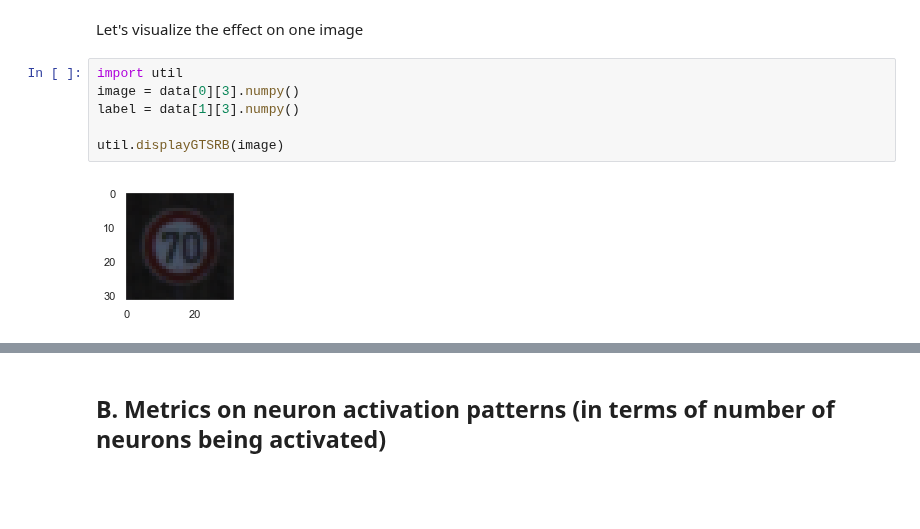
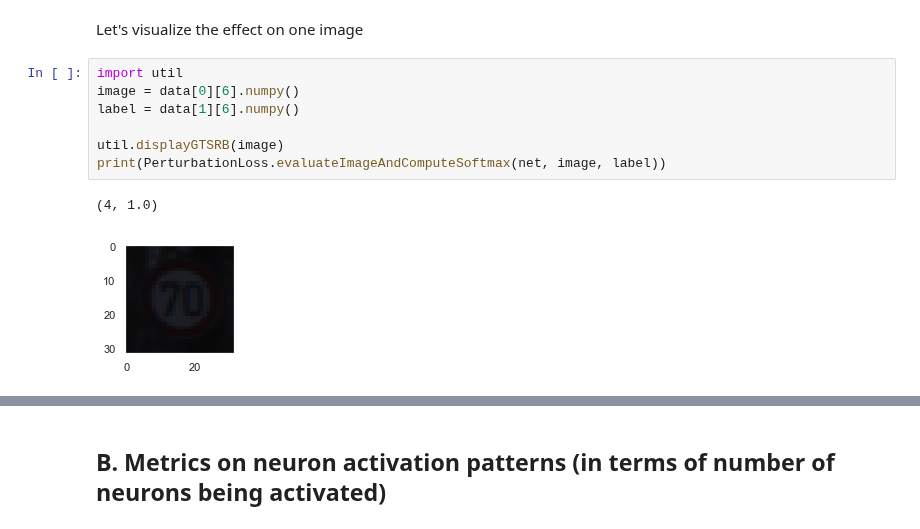
Before and after one commit to dependable-ai/nn-dependability-kit, a Jupyter notebook: GTSRB_AdditionalMetrics.ipynb, the cells around one changed output, grey strips where cells are left out. Drawn from its saved outputs; the diff is of its cells as text; blank space fills up the shorter version.

```diff
--- a/GTSRB_AdditionalMetrics.ipynb
+++ b/GTSRB_AdditionalMetrics.ipynb
@@ -316,9 +316,11 @@ metric1.printMetricQuantity("AVERAGE_LOSS")
 Let's visualize the effect on one image
 # %%
 import util
-image = data[0][3].numpy()
-label = data[1][3].numpy()
+image = data[0][6].numpy()
+label = data[1][6].numpy()
 
 util.displayGTSRB(image)
+print(PerturbationLoss.evaluateImageAndComputeSoftmax(net, image, label))
 # %% [output]
+(4, 1.0)
-[figure, old version]
+[figure, new version]
```
Also changed, not shown: parts of 11 cells of this notebook, 1 other file.
